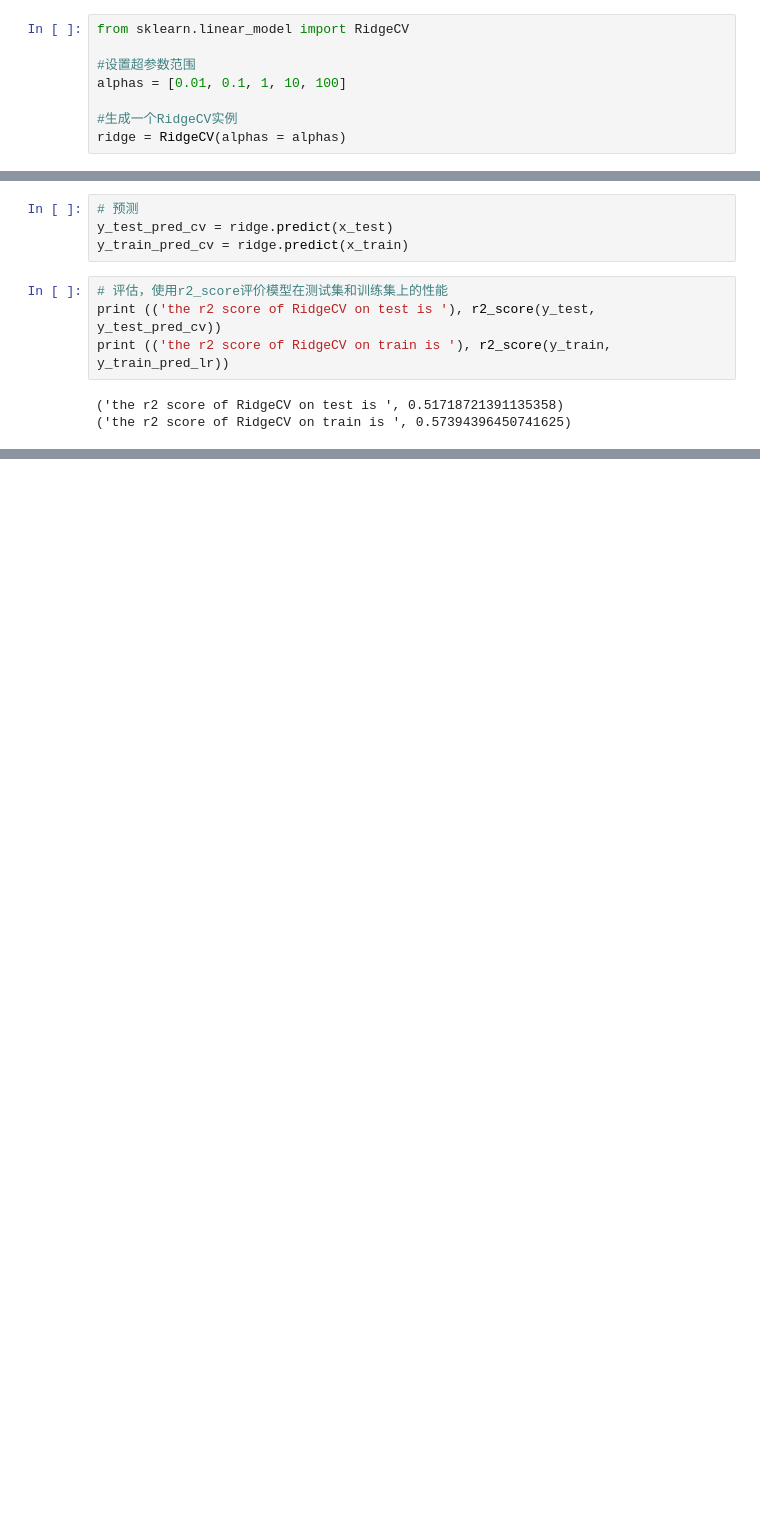
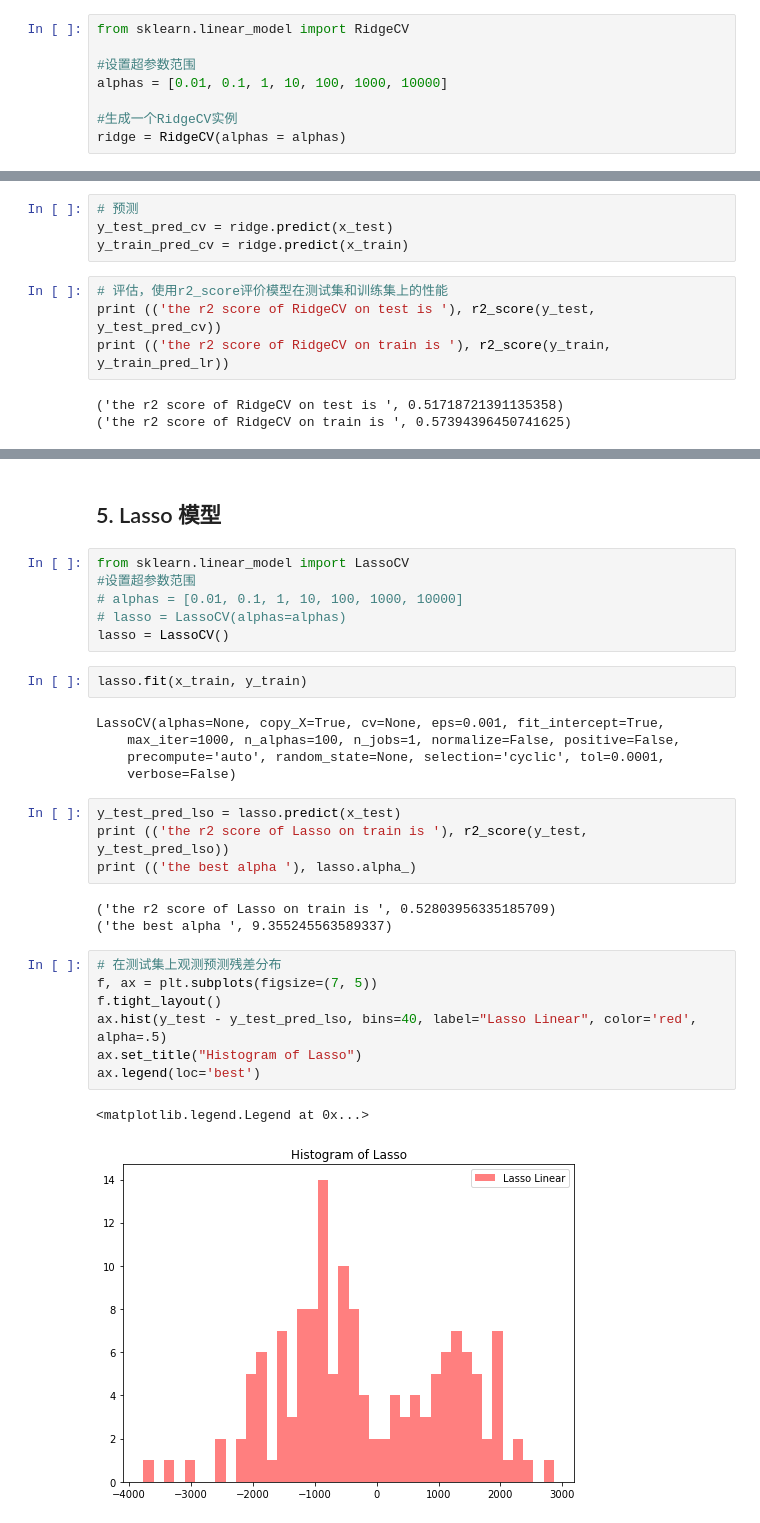
Before and after one commit to WangYuBo/ai_learning, a Jupyter notebook: 06/code/CBData_Regression.ipynb, the cells around one changed output, grey strips where cells are left out. Drawn from its saved outputs; the diff is of its cells as text; blank space fills up the shorter version.

```diff
--- a/06/code/CBData_Regression.ipynb
+++ b/06/code/CBData_Regression.ipynb
@@ -166,7 +182,7 @@ ax.legend(loc='best')
 from sklearn.linear_model import RidgeCV
 
 #设置超参数范围
-alphas = [0.01, 0.1, 1, 10, 100]
+alphas = [0.01, 0.1, 1, 10, 100, 1000, 10000]
 
 #生成一个RidgeCV实例
 ridge = RidgeCV(alphas = alphas)
@@ -189,0 +217,32 @@ print (('the r2 score of RidgeCV on train is '), r2_score(y_train, y_train_pred_
+# %% [markdown]
+## 5. Lasso 模型
+# %%
+from sklearn.linear_model import LassoCV
+#设置超参数范围
+# alphas = [0.01, 0.1, 1, 10, 100, 1000, 10000]
+# lasso = LassoCV(alphas=alphas)
+lasso = LassoCV()
+# %%
+lasso.fit(x_train, y_train)
+# %% [output]
+LassoCV(alphas=None, copy_X=True, cv=None, eps=0.001, fit_intercept=True,
+    max_iter=1000, n_alphas=100, n_jobs=1, normalize=False, positive=False,
+    precompute='auto', random_state=None, selection='cyclic', tol=0.0001,
+    verbose=False)
+# %%
+y_test_pred_lso = lasso.predict(x_test)
+print (('the r2 score of Lasso on train is '), r2_score(y_test, y_test_pred_lso))
+print (('the best alpha '), lasso.alpha_)
+# %% [output]
+('the r2 score of Lasso on train is ', 0.52803956335185709)
+('the best alpha ', 9.355245563589337)
+# %%
+# 在测试集上观测预测残差分布
+f, ax = plt.subplots(figsize=(7, 5))
+f.tight_layout()
+ax.hist(y_test - y_test_pred_lso, bins=40, label="Lasso Linear", color='red', alpha=.5)
+ax.set_title("Histogram of Lasso")
+ax.legend(loc='best')
+# %% [output]
+<matplotlib.legend.Legend at 0x...>
+[figure, added]
```
Also changed, not shown: parts of 7 cells of this notebook.
